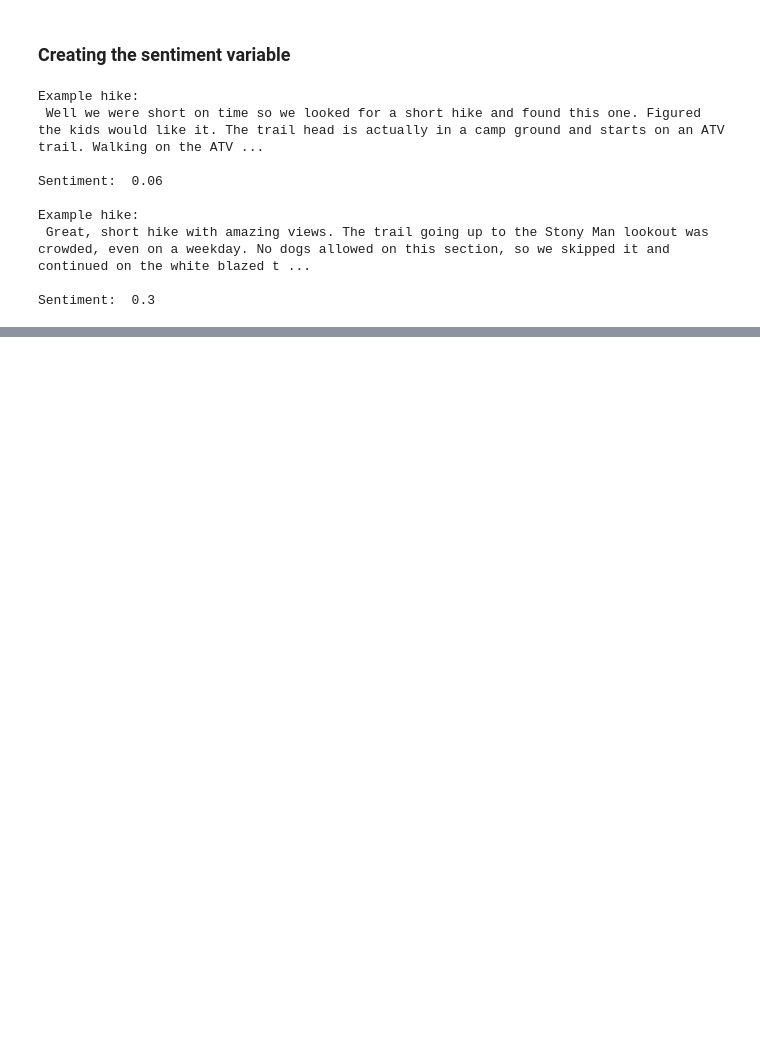
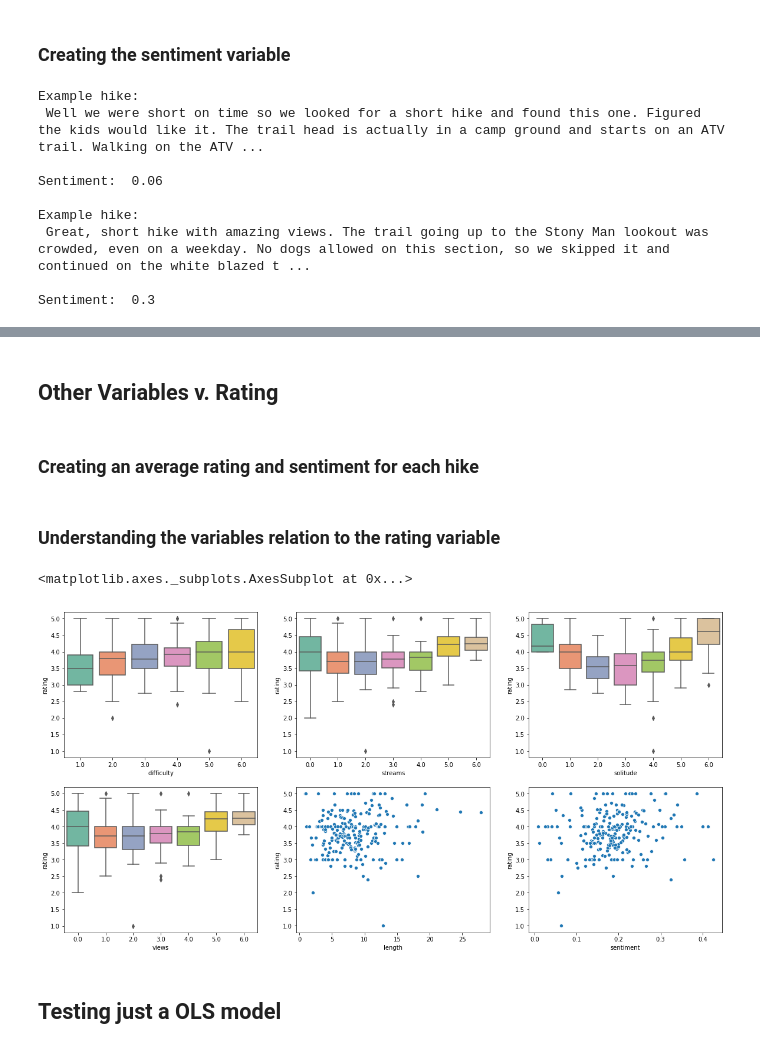
Before and after one commit to abacoelho/hikingUpward, a Jupyter notebook: Variables vs Hike Rating.ipynb, the cells around one changed output, grey strips where cells are left out. Cells and saved outputs as stored; diff of their text form; code cells hidden in the pictures; blank space fills up the shorter version.

Commit message:
explored additional variables

```diff
--- a/Variables vs Hike Rating.ipynb
+++ b/Variables vs Hike Rating.ipynb
@@ -7,6 +10,6 @@ import seaborn as sns
 # %%
 dfC = pd.read_pickle('HUReviewsTest.pkl')
-df = pd.read_pickle('HUmeta.pkl')
+dfM = pd.read_pickle('HUmeta.pkl')
 # %%
 dfC.sort_values('hike')
 # %% [output]
@@ -90,0 +112,38 @@ plt.title('Rating by Sentiment')
+# %% [markdown]
+## Other Variables v. Rating
+# %% [markdown]
+### Creating an average rating and sentiment for each hike
+# %%
+dfC['hike'] = dfC.hike.apply(lambda x: x.replace(' Hike', ''))
+dfG = dfC.groupby('hike')['rating', 'sentiment'].mean()
+df = pd.merge(dfM, dfG, left_on = 'name', right_index = True, how = 'left')
+# %% [markdown]
+### Understanding the variables relation to the rating variable
+# %%
+fig, axes = plt.subplots(2, 3, figsize=(20, 10))
+
+for col in ['difficulty', 'length', 'streams', 'views', 'solitude']:
+    df[col] = df[col].apply(float)
+
+sns.boxplot(x="difficulty", y="rating", data=df, palette = 'Set2', ax = axes[0, 0])
+#people who really like hikes in general like the really hard ones?
+
+sns.boxplot(x="views", y="rating", data=df, palette = 'Set2', ax = axes[1, 0])
+#surpised there isn't more of a trend here; you would think good views = good hike
+
+sns.boxplot(x="streams", y="rating", data=df, palette = 'Set2', ax = axes[0, 1])
+#lots of water is definitely makes for a good hike
+
+sns.scatterplot(x="length", y="rating", data=df, palette = 'Set2', ax = axes[1, 1])
+#apparently people generally know what they're getting themselves into :)
+
+sns.boxplot(x="solitude", y="rating", data=df, palette = 'Set2', ax = axes[0, 2])
+#popular hikes have more people because they're really good hikes, quiet hikes are nice because they're quiet
+
+sns.scatterplot(x="sentiment", y="rating", data=df, palette = 'Set2', ax = axes[1, 2])
+#people just really rate hikes highly, again should prob try a different sentiment fn
+# %% [output]
+<matplotlib.axes._subplots.AxesSubplot at 0x...>
+[figure, added]
+# %% [markdown]
+## Testing just a OLS model
```
Also changed, not shown: parts of 8 cells of this notebook.
